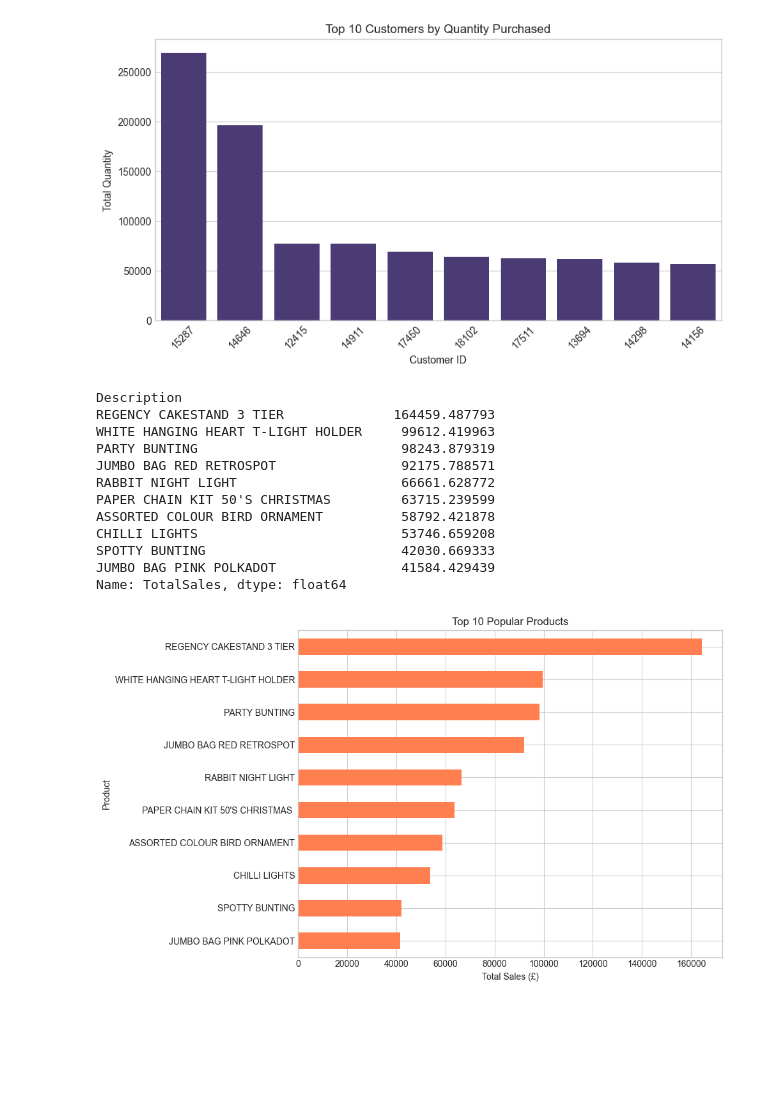
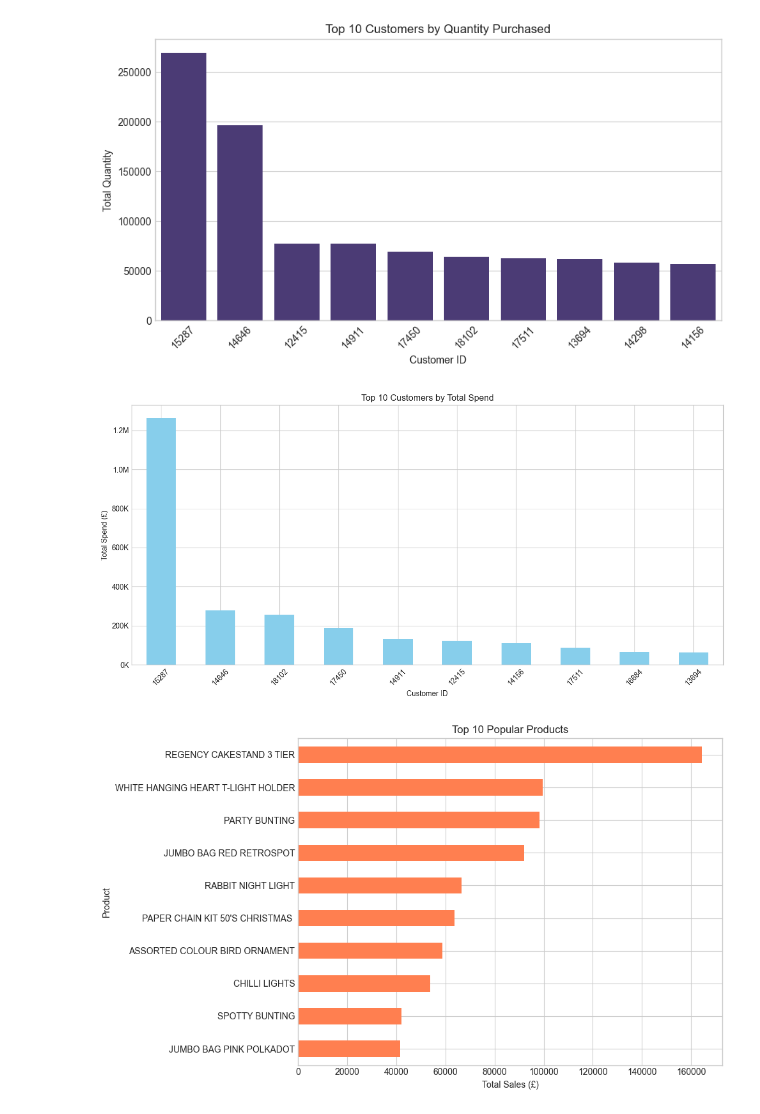
Before and after one commit to kumuduuk/ortAnalysis, a Jupyter notebook: jupyter_notebooks/Online_Retail_Data_Visualisation.ipynb, the cells around one changed output. Saved outputs shown, nothing was run; the diff lists cells and outputs as text; code cells hidden in the pictures; blank space fills up the shorter version.

Commit message:
Add Top 10 Customers by Total Spend graph

```diff
--- a/jupyter_notebooks/Online_Retail_Data_Visualisation.ipynb
+++ b/jupyter_notebooks/Online_Retail_Data_Visualisation.ipynb
@@ -147,13 +148,35 @@ plt.ylabel('Total Quantity')
 plt.show()
 # %% [output]
 [figure]
+# %%
+customer_spend = df.groupby('CustomerID')['TotalSales'].sum()
+
+# Sort the customers by total spend in descending order
+top_10_customers = customer_spend.sort_values(ascending=False).head(10)
+
+# Plot
+plt.figure(figsize=(12,6))
+top_10_customers.plot(kind='bar', color='skyblue')
+
+plt.title('Top 10 Customers by Total Spend')
+plt.xlabel('Customer ID')
+plt.ylabel('Total Spend (£)')
+
+# Format the y-axis to display values like 1.2M, 280K, etc.
+formatter = FuncFormatter(lambda x, pos: f'{x/1e6:.1f}M' if x >= 1e6 else f'{x/1e3:.0f}K')
+plt.gca().yaxis.set_major_formatter(formatter)
+
+plt.xticks(rotation=45)
+plt.tight_layout()
+plt.show()
+# %% [output]
+[figure, added]
 # %%
 top_products = (df.groupby('Description', observed=True)['TotalSales']
                   .sum()
                   .sort_values(ascending=False)
                   .head(10))
 
-print(top_products)
 
 plt.figure(figsize=(10,6))
 top_products.plot(kind='barh', color='coral')
@@ -164,16 +187,4 @@ plt.gca().invert_yaxis()
 plt.tight_layout()
 plt.show()
 # %% [output]
-Description
-REGENCY CAKESTAND 3 TIER              164459.487793
-WHITE HANGING HEART T-LIGHT HOLDER     99612.419963
-PARTY BUNTING                          98243.879319
-JUMBO BAG RED RETROSPOT                92175.788571
-RABBIT NIGHT LIGHT                     66661.628772
-PAPER CHAIN KIT 50'S CHRISTMAS         63715.239599
-ASSORTED COLOUR BIRD ORNAMENT          58792.421878
-CHILLI LIGHTS                          53746.659208
-SPOTTY BUNTING                         42030.669333
-JUMBO BAG PINK POLKADOT                41584.429439
-Name: TotalSales, dtype: float64
 [figure]
```
Also changed, not shown: parts of 1 cell of this notebook.
